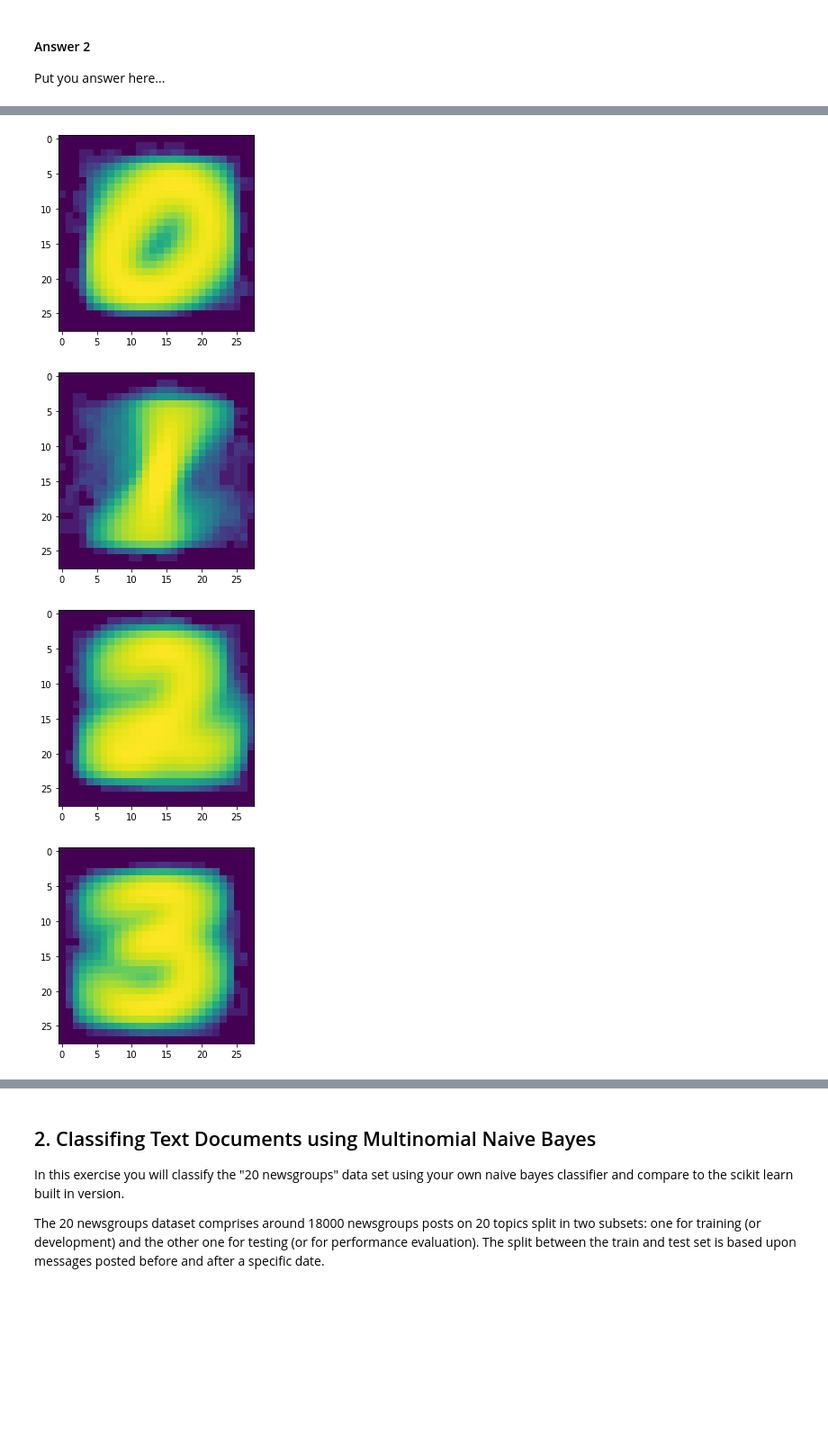
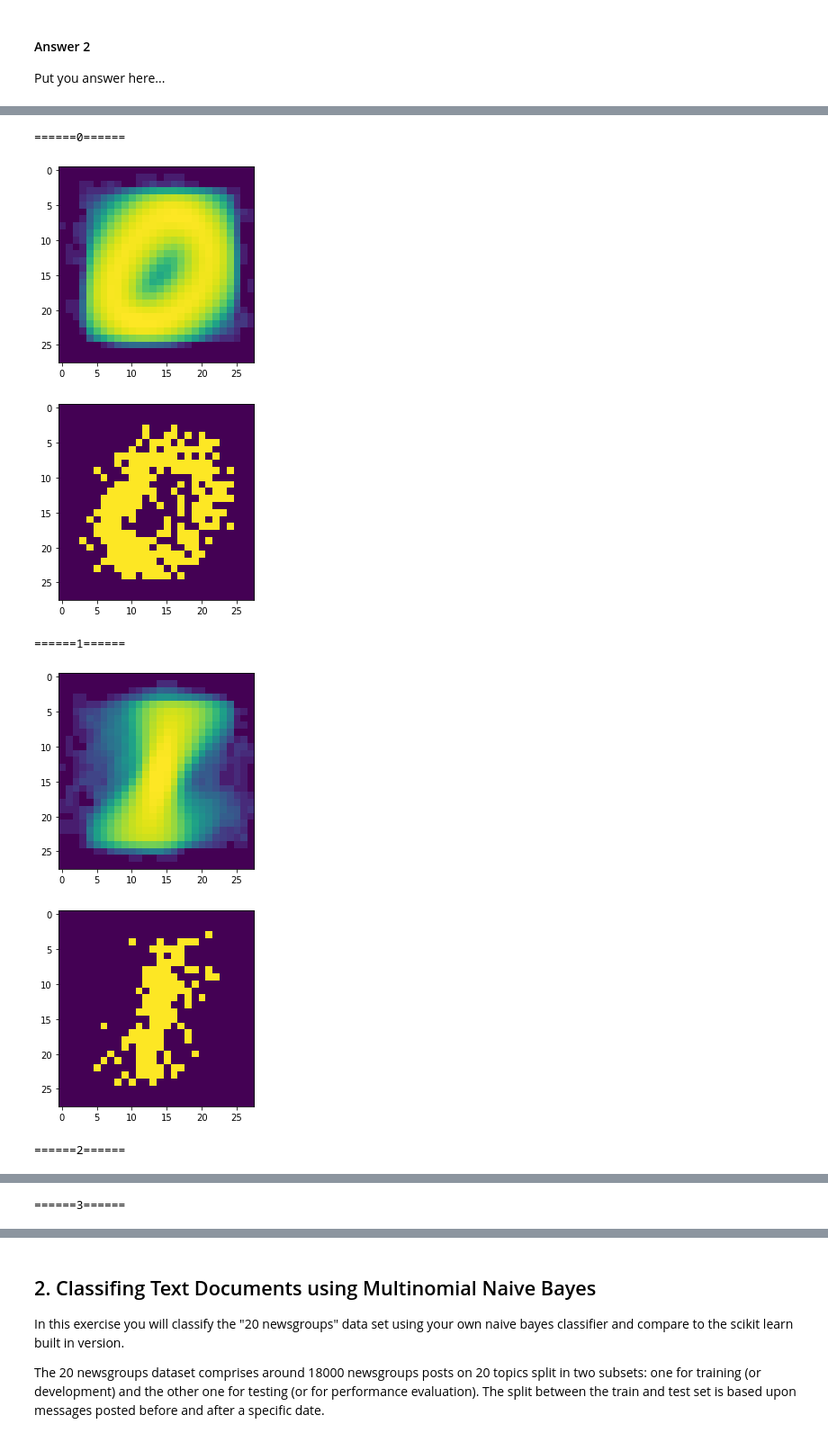
Before and after one commit to 6yuvaldavid/NB, a Jupyter notebook: NB_exercise_2022a.ipynb, the cells around one changed output, grey strips where cells are left out. Shown: that part at 90% size. Saved outputs shown, nothing was run; the diff lists cells and outputs as text; code cells hidden in the pictures; blank space fills up the shorter version.

```diff
--- a/NB_exercise_2022a.ipynb
+++ b/NB_exercise_2022a.ipynb
@@ -95,7 +95,8 @@ Remember we need to preprocess the data in this case such that each pixel would
 #### Answer 2
 Put you answer here...
 # %%
+#@title Default title text
 from sklearn.naive_bayes import BernoulliNB
-clf = BernoulliNB(binarize = 0)
+clf = BernoulliNB(binarize=0.)
 clf.fit(x_train, y_train)
 # %% [output]
@@ -103,11 +104,20 @@ BernoulliNB(alpha=1.0, binarize=0, class_prior=None, fit_prior=True)
 # %%
 import matplotlib.pyplot as plt
-for i in range (len(clf.feature_log_prob_)):
-  first_array=clf.feature_log_prob_[i].reshape(28,28)
-  plt.imshow(first_array)
+import numpy as np
+
+for digit, vec_digit in enumerate(clf.feature_log_prob_):
+  print(f'======{digit}======')
+  reshape_vec = vec_digit.reshape(28,28)
+  plt.imshow(reshape_vec)
   plt.show()
+  generated = np.random.binomial(1,np.power(2, reshape_vec))
+  plt.imshow(generated)
+  plt.show()
 # %% [output]
+======0======
 [figure]
-[figure, old version]
+[figure, new version]
+======1======
-[figure, old version]
+[figure, new version]
-[figure, old version]
+[figure, new version]
+======2======
@@ -115,0 +126 @@ for i in range (len(clf.feature_log_prob_)):
+======3======
```
Also changed, not shown: parts of 22 cells of this notebook.
